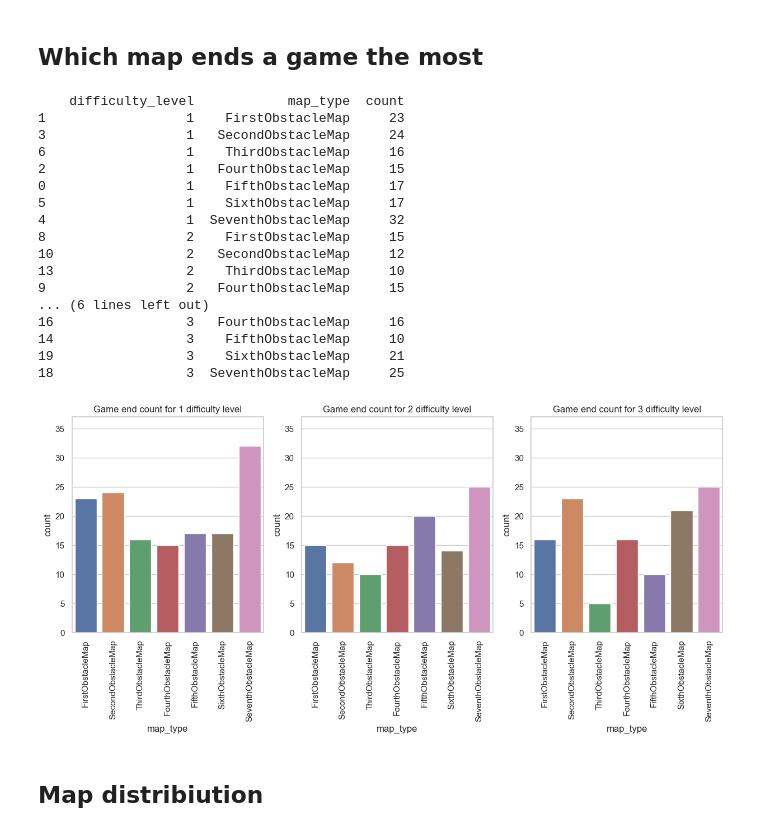
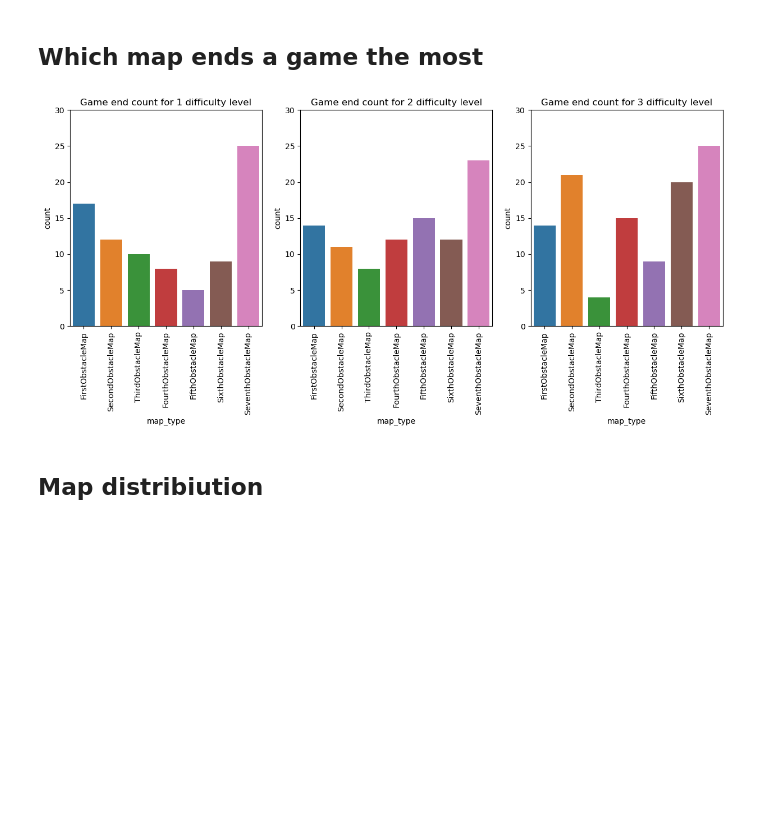
Before and after one commit to KarolinaMaczka/EndlessRunGame, a Jupyter notebook: analyses/map_data.ipynb, the cells around one changed output. Saved outputs shown, nothing was run; the diff lists cells and outputs as text; code cells hidden in the pictures; blank space fills up the shorter version.

```diff
--- a/analyses/map_data.ipynb
+++ b/analyses/map_data.ipynb
@@ -7,16 +15,9 @@ Stworzone są nastepujące wykresy:
 # %%
-import sqlite3
-import pandas as pd
-import matplotlib.pyplot as plt
-import seaborn as sns
-
-con = sqlite3.connect("game_database.db")
-cur = con.cursor()
-
-sql_query = '''SELECT md.*, d.difficulty_level, ho.*, COUNT(*) as obstacles_count FROM MapData md
+sql_query = '''SELECT md.*, d.difficulty_level, ho.*, COUNT(*) as obstacles_count, g.playing_time, g.player_satisfaction FROM MapData md
 JOIN Obstacles o ON (o.position_z BETWEEN md.start AND md.end) AND (o.game_id = md.game_id)
 LEFT JOIN Difficulties d ON md.game_id = d.game_id
 LEFT JOIN (SELECT * FROM HitObstacles WHERE hit_type == "full") ho ON (md.game_id = ho.game_id) AND (ho.obstacle_position_z BETWEEN md.start AND md.end)
+JOIN Game g ON md.game_id = g.game_id
 WHERE md.game_id NOT IN (SELECT d2.game_id FROM difficulties d2 GROUP BY d2.game_id HAVING COUNT(*) > 1)
 GROUP BY md.game_id, md.map_type, md.start, md.end'''
 
@@ -52,7 +112,7 @@ print(df.head(5))
 max_obstacles_count = df['obstacles_count'].max()
 
 # df_plot = df.groupby(['difficulty_level', 'map_type'])['obstacles_count'].mean().reset_index()
-df_plot = df # for boxplot
+df_plot = df.copy() # for boxplot
 df_plot['map_type'] = pd.Categorical(df_plot['map_type'], ['FirstObstacleMap', 'SecondObstacleMap', 'ThirdObstacleMap', 'FourthObstacleMap', 'FifthObstacleMap', 'SixthObstacleMap', 'SeventhObstacleMap'])
 df_plot = df_plot.sort_values(by=['difficulty_level', 'map_type'])
 
@@ -77,20 +134,0 @@ plt.show()
-# %%
-# plot which obstacle is hit the most for each difficulty level
-df_plot = df[df['obstacle_name'].notnull()].loc[:, ['game_id','obstacle_name', 'obstacle_position_z', 'hit_type', 'map_type', 'difficulty_level']]
-df_plot = df_plot.groupby(['difficulty_level', 'obstacle_name']).size().reset_index(name='count')
-# set obstacle_name as categorical data type
-df_plot['obstacle_name'] = df_plot['obstacle_name'].astype('category')
-# df_plot = df_plot.sort_values(by=['difficulty_level', 'count'], ascending=False)
-max_hit_count = df_plot.groupby('difficulty_level')['count'].max().max()
-
-fig, ax = plt.subplots(1,3,figsize=(15, 5))
-for difficulty in df['difficulty_level'].unique():
-    i = int(difficulty) - 1
-    df_plot_difficulty = df_plot[df_plot['difficulty_level'] == difficulty]
-    sns.barplot(x='obstacle_name', y='count', data=df_plot_difficulty, ax=ax[i])
-    # rotate x-axis labels
-    for tick in ax[i].get_xticklabels():
-        tick.set_rotation(90)
-    ax[i].set_title(f'Obstacle hit count for {difficulty} difficulty level')
-    # set y-axis limit to max + 5
-    ax[i].set_ylim(0, max_hit_count + 5)
@@ -100,46 +136,29 @@ for difficulty in df['difficulty_level'].unique():
 ## Which map ends a game the most
 # %%
 # Plot on which map type the game ends for each difficulty level
-
-df_plot = df[df['hit_type'] == 'full'].loc[:, ['game_id', 'map_type', 'difficulty_level']]
+df_plot = df.copy()
+df_plot = df_plot[df_plot['hit_type'] == 'full'].loc[:, ['game_id', 'map_type', 'difficulty_level']]
 df_plot = df_plot.groupby(['difficulty_level', 'map_type']).size().reset_index(name='count')
 # df_plot = df_plot.sort_values(by=['difficulty_level', 'count'], ascending=False)
 max_end_count = df_plot.groupby('difficulty_level')['count'].max().max()
 
 # sort map_type by the order of "FirstObstacleMap", "SecondObstacleMap",..., "SeventhObstacleMap"
 df_plot['map_type'] = pd.Categorical(df_plot['map_type'], ['FirstObstacleMap', 'SecondObstacleMap', 'ThirdObstacleMap', 'FourthObstacleMap', 'FifthObstacleMap', 'SixthObstacleMap', 'SeventhObstacleMap'])
 df_plot = df_plot.sort_values(by=['difficulty_level', 'map_type'])
 
 fig, ax = plt.subplots(1,3,figsize=(15, 5))
-for difficulty in df['difficulty_level'].unique():
+for difficulty in df_plot['difficulty_level'].unique():
     i = int(difficulty) - 1
     df_plot_difficulty = df_plot[df_plot['difficulty_level'] == difficulty]
     sns.barplot(x='map_type', y='count', data=df_plot_difficulty, ax=ax[i])
     # rotate x-axis labels
     for tick in ax[i].get_xticklabels():
         tick.set_rotation(90)
     ax[i].set_title(f'Game end count for {difficulty} difficulty level')
     # set y-axis limit to max + 5
     ax[i].set_ylim(0, max_end_count + 5)
 # %% [output]
-    difficulty_level            map_type  count
-1                  1    FirstObstacleMap     23
-3                  1   SecondObstacleMap     24
-6                  1    ThirdObstacleMap     16
-2                  1   FourthObstacleMap     15
-0                  1    FifthObstacleMap     17
-5                  1    SixthObstacleMap     17
-4                  1  SeventhObstacleMap     32
-8                  2    FirstObstacleMap     15
-10                 2   SecondObstacleMap     12
-13                 2    ThirdObstacleMap     10
-9                  2   FourthObstacleMap     15
-... (6 lines left out)
-16                 3   FourthObstacleMap     16
-14                 3    FifthObstacleMap     10
-19                 3    SixthObstacleMap     21
-18                 3  SeventhObstacleMap     25
-[figure, old version]
+[figure, new version]
 # %% [markdown]
 ## Map distribiution
 # %%
```
Also changed, not shown: parts of 11 cells of this notebook, 2 other files.
